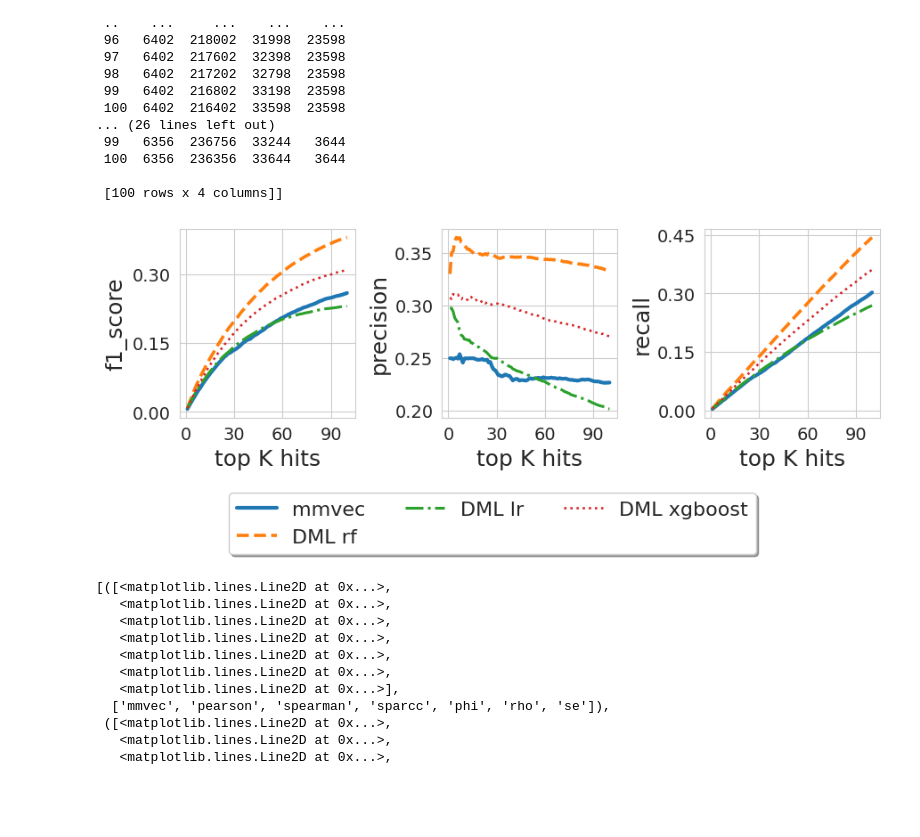
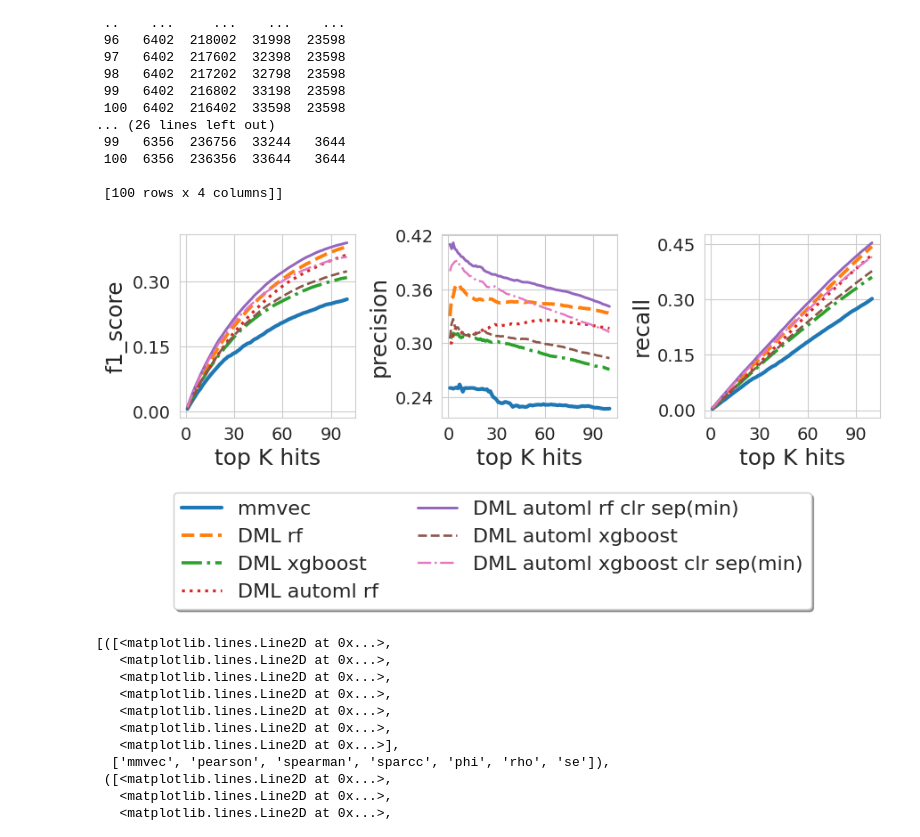
Before and after one commit to DriesDeRyck/thesis, a Jupyter notebook: sim_new/evaluate-simulation.ipynb, the cells around one changed output. Cells and saved outputs as stored; diff of their text form; code cells hidden in the pictures; blank space fills up the shorter version.

Commit message:
update evaluations plots

```diff
--- a/sim_new/evaluate-simulation.ipynb
+++ b/sim_new/evaluate-simulation.ipynb
@@ -171,7 +171,7 @@ dml_ranks_rf = \
 pd.read_csv(os.path.join(dml_results_dir, 'original_data/coefficients.tsv'), index_col=0, sep="\t").T.loc[
     ranks.index, ranks.columns]
 dml_ranks_lr = pd.read_csv(os.path.join(dml_results_dir, 'lr_original_data/coefficients.tsv'), index_col=0, sep="\t").T.loc[ranks.index, ranks.columns]
-# dml_ranks_boost = pd.read_csv(os.path.join(dml_results_dir, 'rel/dml_ranks.boost.earlystopping.tsv'), index_col=0, sep="\t").T.loc[ranks.index, ranks.columns]
+dml_ranks_boost = pd.read_csv(os.path.join(dml_results_dir, 'boost_original_data/coefficients.tsv'), index_col=0, sep="\t").T.loc[ranks.index, ranks.columns]
 dml_ranks_xgboost = \
 pd.read_csv(os.path.join(dml_results_dir, 'xgboost_original_data/coefficients.tsv'), index_col=0, sep="\t").T.loc[
     ranks.index, ranks.columns]
@@ -208,12 +208,18 @@ pd.read_csv(os.path.join(dml_results_dir, 'automl_rf_short/coefficients.tsv'), i
 automl_rf_short_clr_min = \
 pd.read_csv(os.path.join(dml_results_dir, 'automl_rf_short_clr_min/coefficients.tsv'), index_col=0, sep="\t").T.loc[
     ranks.index, ranks.columns]
+automl_rf_short_clr_sep_min = \
+pd.read_csv(os.path.join(dml_results_dir, 'automl_rf_short_clr_sep_min/coefficients.tsv'), index_col=0, sep="\t").T.loc[
+    ranks.index, ranks.columns]
 automl_xgboost_short = \
 pd.read_csv(os.path.join(dml_results_dir, 'automl_xgboost_short/coefficients.tsv'), index_col=0, sep="\t").T.loc[
     ranks.index, ranks.columns]
 automl_xgboost_short_clr_min = \
 pd.read_csv(os.path.join(dml_results_dir, 'automl_xgboost_short_clr_min/coefficients.tsv'), index_col=0,
             sep="\t").T.loc[ranks.index, ranks.columns]
+automl_xgboost_short_clr_sep_min = \
+pd.read_csv(os.path.join(dml_results_dir, 'automl_xgboost_short_clr_sep_min/coefficients.tsv'), index_col=0,
+            sep="\t").T.loc[ranks.index, ranks.columns]
 # %%
 edges = pd.read_table(os.path.join(results_dir, 'data/edges.0.txt'), index_col=0)
 # %%
@@ -260,7 +266,7 @@ se_res = _roc_curve('se', se_ranks, edges, k_max=k, axis=1)
 
 dml_rf_res = _roc_curve('dml_rf', dml_ranks_rf, edges, k_max=k, axis=1)
 dml_lr_res = _roc_curve('dml_lr', dml_ranks_lr, edges, k_max=k, axis=1)
-# dml_boost_res = _roc_curve('dml_boost', dml_ranks_boost, edges, k_max=k, axis=1)
+dml_boost_res = _roc_curve('dml_boost', dml_ranks_boost, edges, k_max=k, axis=1)
 dml_xgboost_res = _roc_curve('dml_xgboost', dml_ranks_xgboost, edges, k_max=k, axis=1)
 # dml_norm_res = _roc_curve('dml_norm', dml_ranks_norm, edges, k_max=k, axis=1)
 
@@ -277,8 +283,10 @@ subset500_res = _roc_curve('dml_subset500_rf', dml_subset500, edges, k_max=k, ax
 
 automl_rf_short_res = _roc_curve('automl_rf_short', automl_rf_short, edges, k_max=k, axis=1)
 automl_rf_short_clr_min_res = _roc_curve('automl_rf_short_clr_min', automl_rf_short_clr_min, edges, k_max=k, axis=1)
+automl_rf_short_clr_sep_min_res = _roc_curve('automl_rf_short_clr_sep_min', automl_rf_short_clr_sep_min, edges, k_max=k, axis=1)
 automl_xgboost_short_res = _roc_curve('automl_xgboost_short', automl_xgboost_short, edges, k_max=k, axis=1)
 automl_xgboost_short_clr_min_res = _roc_curve('automl_xgboost_short_clr_min', automl_xgboost_short_clr_min, edges, k_max=k, axis=1)
+automl_xgboost_short_clr_sep_min_res = _roc_curve('automl_xgboost_short_clr_sep_min', automl_xgboost_short_clr_sep_min, edges, k_max=k, axis=1)
 # %%
 se_res
 # %% [output]
@@ -353,9 +361,10 @@ def plot_stats(ax, attr='F score', edge_dir=0):
         # ('phi', phi_res),
         # ('rho', rho_res),
         # ('se', se_res),
-
+        #
         ('DML rf', dml_rf_res),
-        ('DML lr', dml_lr_res),
+        # ('DML lr', dml_lr_res),
+        # ('DML boost', dml_boost_res),
         ('DML xgboost', dml_xgboost_res),
         #
         # ('DML CLR', dml_clr_rf_res),
@@ -369,10 +378,12 @@ def plot_stats(ax, attr='F score', edge_dir=0):
         # ('DML subset 100', subset100_res),
         # ('DML subset 500', subset500_res),
 
-        # ('DML automl rf', automl_rf_short_res),
+        ('DML automl rf', automl_rf_short_res),
         # ('DML automl rf clr(min)', automl_rf_short_clr_min_res),
-        # ('DML automl xgboost', automl_xgboost_short_res),
+        ('DML automl rf clr sep(min)', automl_rf_short_clr_sep_min_res),
+        ('DML automl xgboost', automl_xgboost_short_res),
         # ('DML automl xgboost clr(min)', automl_xgboost_short_clr_min_res),
+        ('DML automl xgboost clr sep(min)', automl_xgboost_short_clr_sep_min_res),
 
     ]
 
@@ -381,35 +392,35 @@ def plot_stats(ax, attr='F score', edge_dir=0):
         ls = ['-', '--', '-.', ':'][i % 4]
         ax.plot(df[edge_dir][attr], label=name, linestyle=ls, linewidth=lw)
 
     ax.set_ylabel(attr, fontsize=18)
     ax.set_xlabel('top K hits', fontsize=18)
     ax.tick_params(axis="x", labelsize=14)
     ax.tick_params(axis="y", labelsize=14)
     ax.xaxis.set_major_locator(plt.MaxNLocator(4))
     ax.yaxis.set_major_locator(plt.MaxNLocator(4))
 
 
 fig, ax = plt.subplots(1, 3, figsize=(9, 3))
 
 edge_dir = 0  # for released
 # edge_dir = 1  # for consumed
 # edge_dir = 2 # for inhibited
 
 plot_stats(ax[0], attr='f1_score', edge_dir=edge_dir)
 plot_stats(ax[1], attr='precision', edge_dir=edge_dir)
 plot_stats(ax[2], attr='recall', edge_dir=edge_dir)
 # ax[1].legend(loc='upper center', bbox_to_anchor=(0.5, 2), fontsize=14, shadow=True, fancybox=True)
 
 lines_labels = [ax[1].get_legend_handles_labels()]
 lines, labels = [sum(lol, []) for lol in zip(*lines_labels)]
-fig.legend(lines, labels, loc='upper center', bbox_to_anchor=(0.5, 0), fancybox=True, shadow=True, ncol=3, fontsize=16)
+fig.legend(lines, labels, loc='upper center', bbox_to_anchor=(0.5, 0), fancybox=True, shadow=True, ncol=2, fontsize=16)
 
 plt.tight_layout()
 
 timestamp = datetime.datetime.now().strftime("%Y-%m-%d_%H:%M:%S")
 plt.savefig(f"./figures/sim_{timestamp}.png", bbox_inches='tight')
 # %% [output]
-[figure, old version]
+[figure, new version]
 # %%
 lines_labels
 # %% [output]
```
Also changed, not shown: parts of 1 cell of this notebook, 7 other files.
